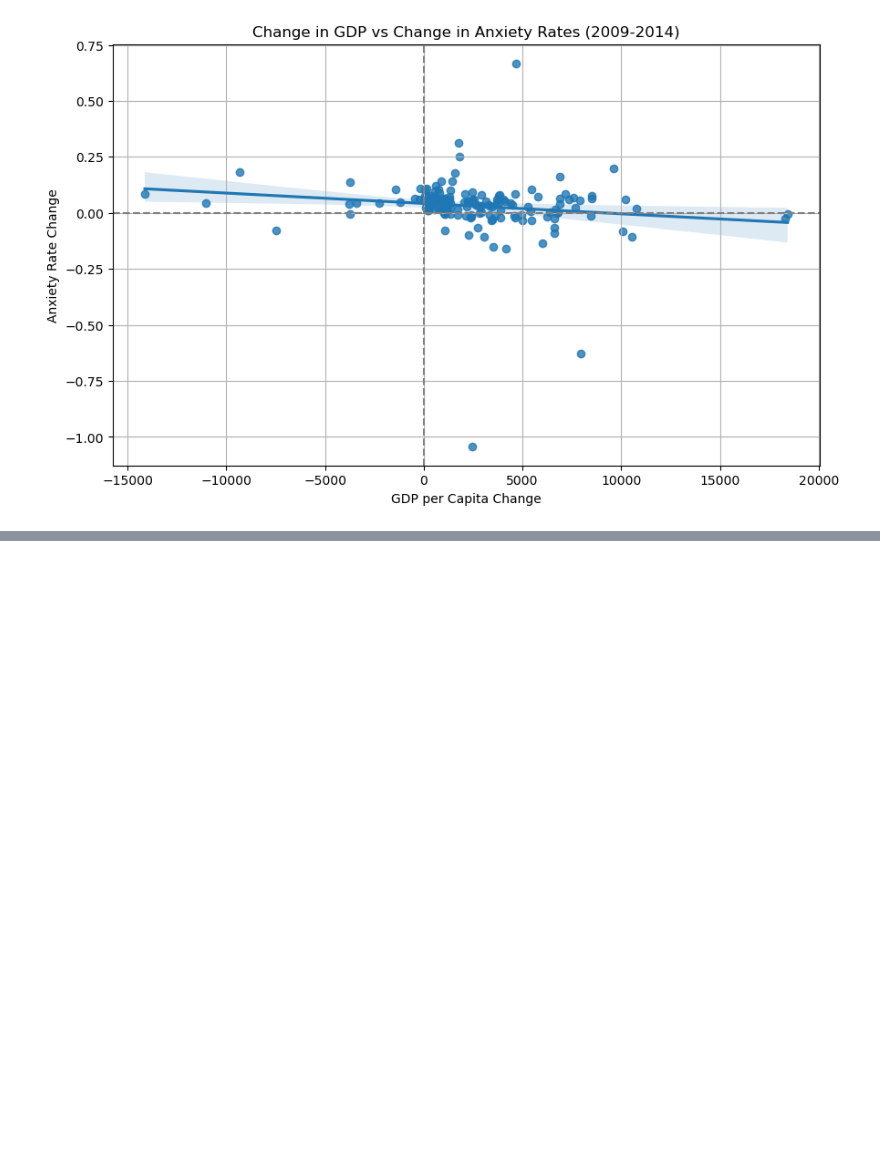
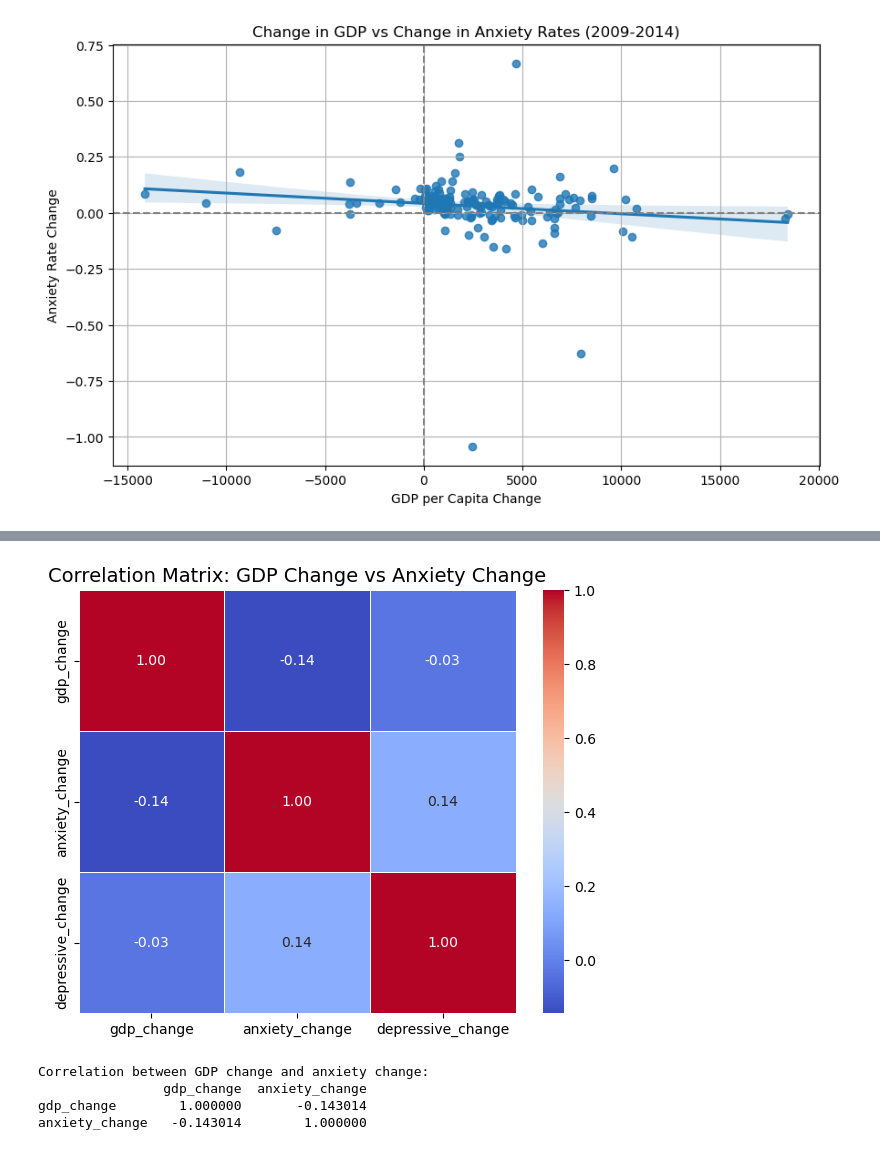
Before and after one commit to cfcuadrac/mini-project-1, a Jupyter notebook: Mini_project.ipynb, the cells around one changed output, grey strips where cells are left out. Saved outputs shown, nothing was run; the diff lists cells and outputs as text; code cells hidden in the pictures; blank space fills up the shorter version.

```diff
--- a/Mini_project.ipynb
+++ b/Mini_project.ipynb
@@ -128,0 +206,32 @@ plt.show()
+# %%
+import seaborn as sns
+import matplotlib.pyplot as plt
+
+# Calculate the correlation matrix
+corr_matrix = change_df.corr()
+
+# Create a heatmap
+plt.figure(figsize=(6, 5))
+sns.heatmap(corr_matrix, annot=True, cmap='coolwarm', fmt=".2f", linewidths=0.5)
+
+plt.title("Correlation Matrix: GDP Change vs Anxiety Change", fontsize=14)
+plt.tight_layout()
+plt.show()
+# %% [output]
+[figure, added]
+# %%
+# A square grid showing how strongly each variable is related to the others.
+# Correlation values range from -1 to 1:
+# +1 = perfect positive correlation
+# -1 = perfect negative correlation
+# 0 = no correlation
+# Example: If GDP change is negatively correlated with anxiety change (e.g. -0.6),
+# then increases in GDP are associated with decreases in anxiety.
+
+print("Correlation between GDP change and anxiety change:")
+print(change_df[['gdp_change', 'anxiety_change']].corr())
+# %% [output]
+Correlation between GDP change and anxiety change:
+                gdp_change  anxiety_change
+gdp_change        1.000000       -0.143014
+anxiety_change   -0.143014        1.000000
```
Also changed, not shown: parts of 15 cells of this notebook.
